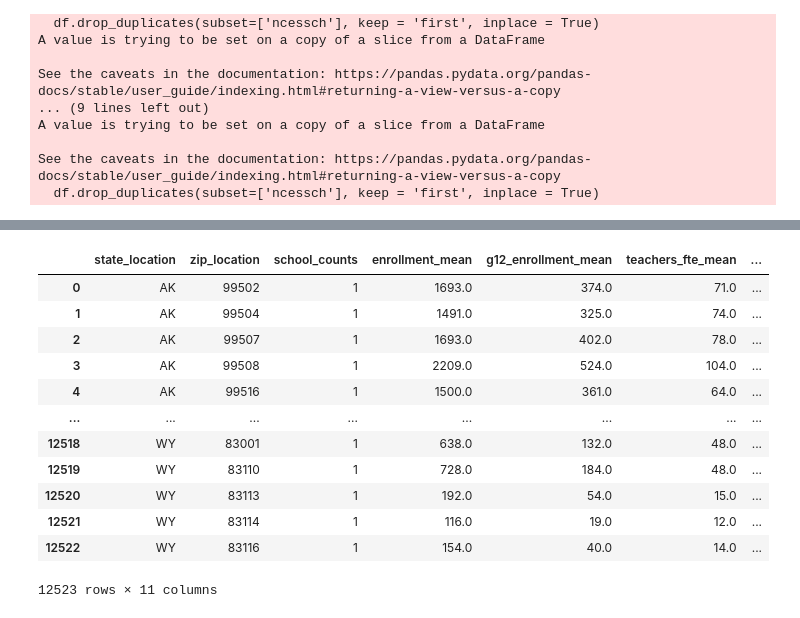
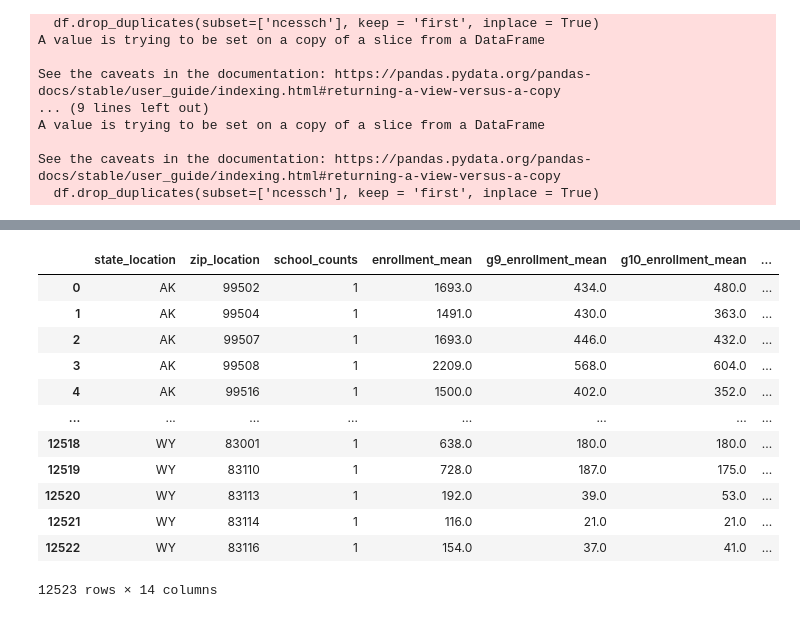
Before and after one commit to SherlockSoe/MADS-Milestone-1, a Jupyter notebook: clean_education_data.ipynb, the cells around one changed output, grey strips where cells are left out. Drawn from its saved outputs; the diff is of its cells as text; code cells hidden in the pictures.

```diff
--- a/clean_education_data.ipynb
+++ b/clean_education_data.ipynb
@@ -55,10 +64,18 @@ def clean_enrollment(df):
     df.ncessch = df.ncessch.astype(str).str.zfill(12)
     df.drop_duplicates(subset=['ncessch'], keep = 'first', inplace = True)
     return df
-
-g12_enrollment_2013 = clean_enrollment(g12_enrollment_2013)
-g12_enrollment_2015 = clean_enrollment(g12_enrollment_2015)
-g12_enrollment_2017 = clean_enrollment(g12_enrollment_2017)
+g9_enrollment_2013 = clean_enrollment(g9_enrollment_2013).rename(columns = {'enrollment':'g9_enrollment'})
+g9_enrollment_2015 = clean_enrollment(g9_enrollment_2015).rename(columns = {'enrollment':'g9_enrollment'})
+g9_enrollment_2017 = clean_enrollment(g9_enrollment_2017).rename(columns = {'enrollment':'g9_enrollment'})
+g10_enrollment_2013 = clean_enrollment(g10_enrollment_2013).rename(columns = {'enrollment':'g10_enrollment'})
+g10_enrollment_2015 = clean_enrollment(g10_enrollment_2015).rename(columns = {'enrollment':'g10_enrollment'})
+g10_enrollment_2017 = clean_enrollment(g10_enrollment_2017).rename(columns = {'enrollment':'g10_enrollment'})
+g11_enrollment_2013 = clean_enrollment(g11_enrollment_2013).rename(columns = {'enrollment':'g11_enrollment'})
+g11_enrollment_2015 = clean_enrollment(g11_enrollment_2015).rename(columns = {'enrollment':'g11_enrollment'})
+g11_enrollment_2017 = clean_enrollment(g11_enrollment_2017).rename(columns = {'enrollment':'g11_enrollment'})
+g12_enrollment_2013 = clean_enrollment(g12_enrollment_2013).rename(columns = {'enrollment':'g12_enrollment'})
+g12_enrollment_2015 = clean_enrollment(g12_enrollment_2015).rename(columns = {'enrollment':'g12_enrollment'})
+g12_enrollment_2017 = clean_enrollment(g12_enrollment_2017).rename(columns = {'enrollment':'g12_enrollment'})
 
 def clean_retention(df):
     df = df[['ncessch', 'students_retained']]
@@ -110,19 +127,22 @@ See the caveats in the documentation: https://pandas.pydata.org/pandas-docs/stab
   df.drop_duplicates(subset=['ncessch'], keep = 'first', inplace = True)
 # %%
 # merge the dataframes
-def merge_school_data(df_dir, df_erl, df_rtn, df_sat, df_fnc):
-    df_dir = df_dir.merge(df_erl, on = 'ncessch', how = 'left')
+def merge_school_data(df_dir, df_erg9, df_erg10, df_erg11, df_erg12, df_rtn, df_sat, df_fnc):
+    df_dir = df_dir.merge(df_erg9, on = 'ncessch', how = 'left')
+    df_dir = df_dir.merge(df_erg10, on = 'ncessch', how = 'left')
+    df_dir = df_dir.merge(df_erg11, on = 'ncessch', how = 'left')
+    df_dir = df_dir.merge(df_erg12, on = 'ncessch', how = 'left')
     df_dir = df_dir.merge(df_rtn, on = 'ncessch', how = 'left')
     df_dir = df_dir.merge(df_sat, on = 'ncessch', how = 'left')
     df_dir = df_dir.merge(df_fnc, on = 'ncessch', how = 'left')
-    df_dir = df_dir.rename(columns = {'enrollment_x':'enrollment', 'enrollment_y':'g12_enrollment','students_retained':'g12_students_retained'})
+    df_dir = df_dir.rename(columns = {'students_retained':'g12_students_retained'})
 # According to crdc document, missing values are encoded as -1 which should be converted to nan.
     df_dir.replace(to_replace = -1, value = np.nan, inplace =True)
     return df_dir
 
-school_dir_2013 = merge_school_data(school_dir_2013, g12_enrollment_2013, g12_retention_2013, sat_act_participation_2013, finance_2013)
-school_dir_2015 = merge_school_data(school_dir_2015, g12_enrollment_2015, g12_retention_2015, sat_act_participation_2015, finance_2015)
-school_dir_2017 = merge_school_data(school_dir_2017, g12_enrollment_2017, g12_retention_2017, sat_act_participation_2017, finance_2017)
+school_dir_2013 = merge_school_data(school_dir_2013, g9_enrollment_2013, g10_enrollment_2013, g11_enrollment_2013, g12_enrollment_2013, g12_retention_2013, sat_act_participation_2013, finance_2013)
+school_dir_2015 = merge_school_data(school_dir_2015, g9_enrollment_2015, g10_enrollment_2015, g11_enrollment_2015, g12_enrollment_2015, g12_retention_2015, sat_act_participation_2015, finance_2015)
+school_dir_2017 = merge_school_data(school_dir_2017, g9_enrollment_2017, g10_enrollment_2017, g11_enrollment_2017, g12_enrollment_2017, g12_retention_2017, sat_act_participation_2017, finance_2017)
 # %%
 # fill the missing data with earlier/later data if applicable...
 school_dir_2013.set_index('ncessch', inplace = True)
@@ -140,6 +180,9 @@ school_dir_2017.reset_index(inplace = True)
 def fill_missing_value(df, filename):
     df.teachers_fte = df.teachers_fte.fillna(df.groupby('state_location').teachers_fte.transform('mean'))
     df.enrollment = df.enrollment.fillna(df.groupby('state_location').enrollment.transform('mean'))
+    df.g9_enrollment = df.g9_enrollment.fillna(df.groupby('state_location').g9_enrollment.transform('mean'))
+    df.g10_enrollment = df.g10_enrollment.fillna(df.groupby('state_location').g10_enrollment.transform('mean'))
+    df.g11_enrollment = df.g11_enrollment.fillna(df.groupby('state_location').g11_enrollment.transform('mean'))
     df.g12_enrollment = df.g12_enrollment.fillna(df.groupby('state_location').g12_enrollment.transform('mean'))
     df.g12_students_retained = df.g12_students_retained.fillna(df.groupby('state_location').g12_students_retained.transform('mean'))
     df.students_SAT_ACT = df.students_SAT_ACT.fillna(df.groupby('state_location').students_SAT_ACT.transform('mean'))
@@ -296,40 +342,43 @@ state_data_2017
 # %%
 def create_zip_data(df, filename):
 # groupby state and calculate aggregated values
     df = df.groupby(['state_location', 'zip_location'])
     school_stats = df.size().to_frame(name = 'school_counts')
     school_stats = (school_stats
     .join(df.agg({'enrollment':'mean'}).round(0).rename(columns = {'enrollment':'enrollment_mean'}))
+    .join(df.agg({'g9_enrollment':'mean'}).round(0).rename(columns = {'g9_enrollment':'g9_enrollment_mean'}))
+    .join(df.agg({'g10_enrollment':'mean'}).round(0).rename(columns = {'g10_enrollment':'g10_enrollment_mean'}))
+    .join(df.agg({'g11_enrollment':'mean'}).round(0).rename(columns = {'g11_enrollment':'g11_enrollment_mean'}))
     .join(df.agg({'g12_enrollment':'mean'}).round(0).rename(columns = {'g12_enrollment':'g12_enrollment_mean'}))
     .join(df.agg({'teachers_fte':'mean'}).round(0).rename(columns = {'teachers_fte':'teachers_fte_mean'}))
     .join(df.agg({'g12_students_retained':'mean'}).round(0).rename(columns = {'g12_students_retained':'g12_students_retained_mean'}))
     .join(df.agg({'students_SAT_ACT':'mean'}).round(0).rename(columns = {'students_SAT_ACT':'students_SAT_ACT_mean'}))
     .join(df.agg({'salaries_teachers':'mean'}).round(2).rename(columns = {'salaries_teachers':'salaries_teachers_mean'}))
     .join(df.agg({'salaries_total':'mean'}).round(2).rename(columns = {'salaries_total':'salaries_total_mean'}))
     .join(df.agg({'expenditures_nonpersonnel':'mean'}).round(2).rename(columns = {'expenditures_nonpersonnel':'expenditures_nonpersonnel_mean'}))
     ).reset_index()
 # Save dataframes to csv files
     school_stats.to_csv("./educationdata/" + filename + ".csv")
     return school_stats
 
 zip_data_2013 = create_zip_data(school_dir_2013, 'zip_data_2013')
 zip_data_2015 = create_zip_data(school_dir_2015, 'zip_data_2015')
 zip_data_2017 = create_zip_data(school_dir_2017, 'zip_data_2017')
 zip_data_2013
 # %% [output]
-|  | state_location | zip_location | school_counts | enrollment_mean | g12_enrollment_mean | teachers_fte_mean | ... |
-| 0 | AK | 99502 | 1 | 1693.0 | 374.0 | 71.0 | ... |
-| 1 | AK | 99504 | 1 | 1491.0 | 325.0 | 74.0 | ... |
-| 2 | AK | 99507 | 1 | 1693.0 | 402.0 | 78.0 | ... |
-| 3 | AK | 99508 | 1 | 2209.0 | 524.0 | 104.0 | ... |
-| 4 | AK | 99516 | 1 | 1500.0 | 361.0 | 64.0 | ... |
+|  | state_location | zip_location | school_counts | enrollment_mean | g9_enrollment_mean | g10_enrollment_mean | ... |
+| 0 | AK | 99502 | 1 | 1693.0 | 434.0 | 480.0 | ... |
+| 1 | AK | 99504 | 1 | 1491.0 | 430.0 | 363.0 | ... |
+| 2 | AK | 99507 | 1 | 1693.0 | 446.0 | 432.0 | ... |
+| 3 | AK | 99508 | 1 | 2209.0 | 568.0 | 604.0 | ... |
+| 4 | AK | 99516 | 1 | 1500.0 | 402.0 | 352.0 | ... |
 | ... | ... | ... | ... | ... | ... | ... | ... |
-| 12518 | WY | 83001 | 1 | 638.0 | 132.0 | 48.0 | ... |
-| 12519 | WY | 83110 | 1 | 728.0 | 184.0 | 48.0 | ... |
-| 12520 | WY | 83113 | 1 | 192.0 | 54.0 | 15.0 | ... |
-| 12521 | WY | 83114 | 1 | 116.0 | 19.0 | 12.0 | ... |
-| 12522 | WY | 83116 | 1 | 154.0 | 40.0 | 14.0 | ... |
+| 12518 | WY | 83001 | 1 | 638.0 | 180.0 | 180.0 | ... |
+| 12519 | WY | 83110 | 1 | 728.0 | 187.0 | 175.0 | ... |
+| 12520 | WY | 83113 | 1 | 192.0 | 39.0 | 53.0 | ... |
+| 12521 | WY | 83114 | 1 | 116.0 | 21.0 | 21.0 | ... |
+| 12522 | WY | 83116 | 1 | 154.0 | 37.0 | 41.0 | ... |
-12523 rows × 11 columns
+12523 rows × 14 columns
 # %%
 zip_data_2015
 # %% [output]
```
Also changed, not shown: parts of 10 cells of this notebook, 19 other files.
